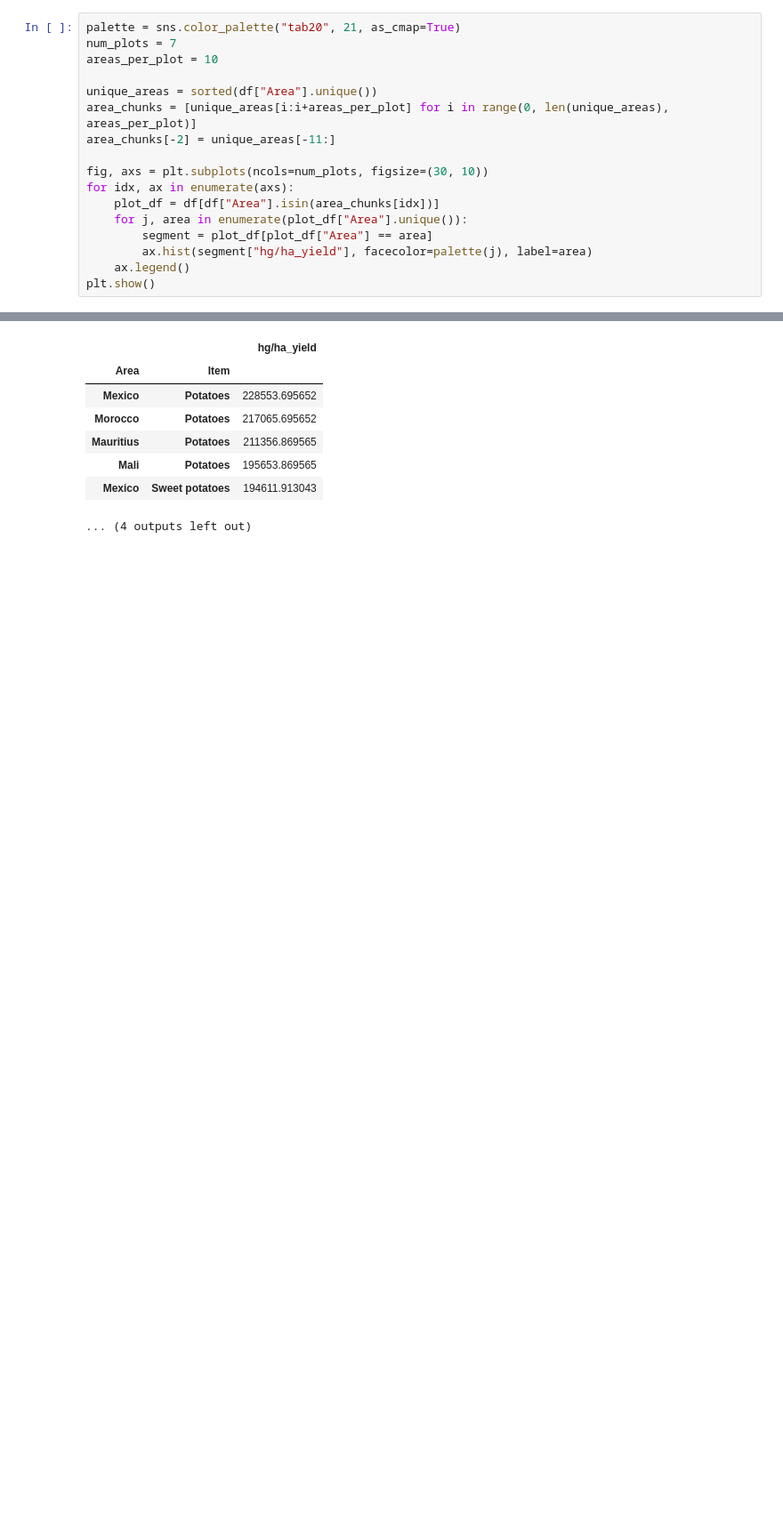
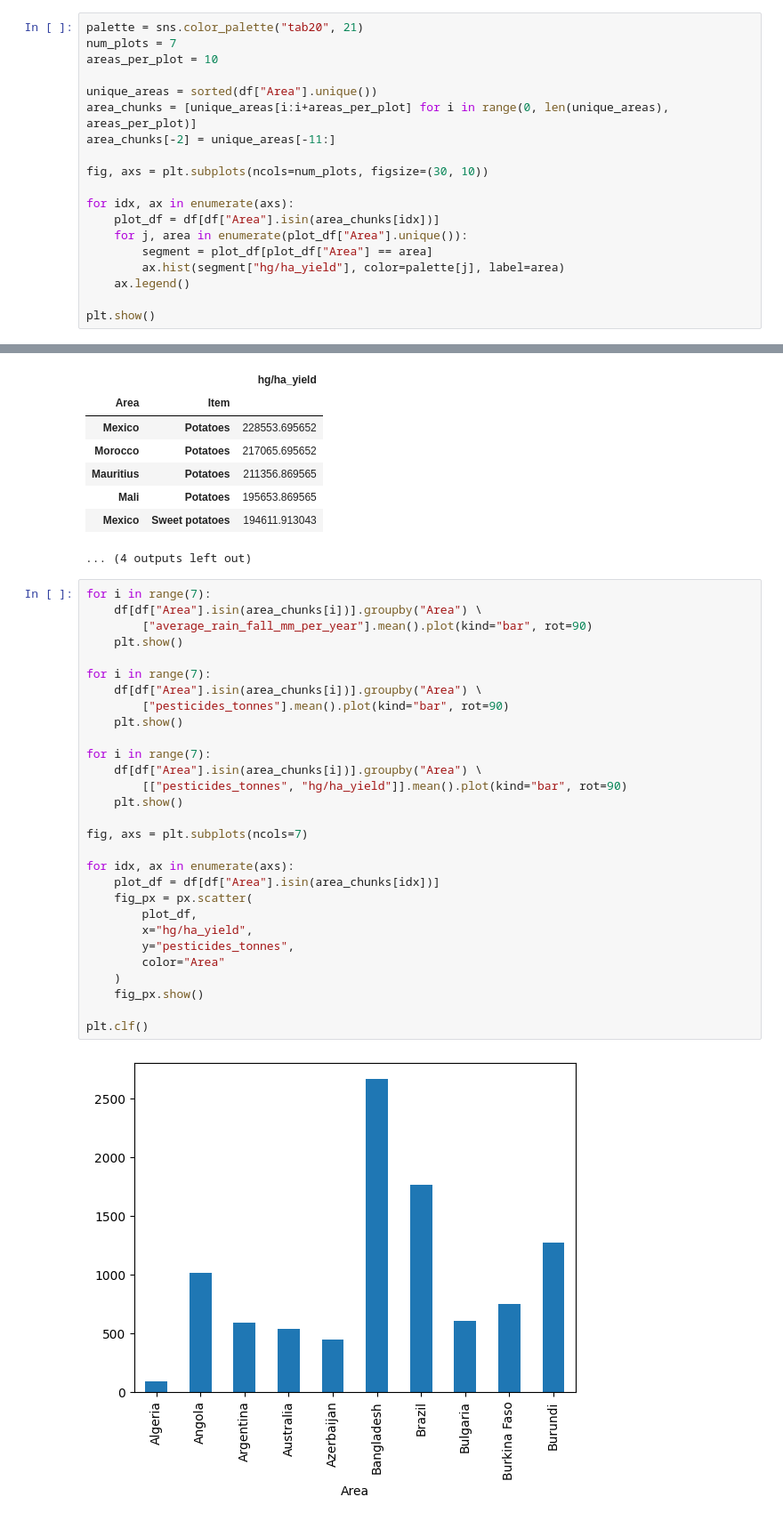
Before and after one commit to pratik-633/6103-fall-25-Shetty-Hamza-Reddy, a Jupyter notebook: Scripts/01_EDA.ipynb, the cells around one changed output, grey strips where cells are left out. Shown at 89% size. Saved outputs shown, nothing was run; the diff lists cells and outputs as text; blank space fills up the shorter version.

Commit message:
Add rainfall, pesticides, and yield relationship analysis

```diff
--- a/Scripts/01_EDA.ipynb
+++ b/Scripts/01_EDA.ipynb
@@ -65,22 +64,23 @@ del data_geo
 # %% [output]
 [figure]
 # %%
-palette = sns.color_palette("tab20", 21, as_cmap=True)
+palette = sns.color_palette("tab20", 21)
 num_plots = 7
 areas_per_plot = 10
 
 unique_areas = sorted(df["Area"].unique())
-area_chunks = [unique_areas[i:i+areas_per_plot] for i in range(0, len(unique_areas),
-areas_per_plot)]
+area_chunks = [unique_areas[i:i+areas_per_plot] for i in range(0, len(unique_areas), areas_per_plot)]
 area_chunks[-2] = unique_areas[-11:]
 
 fig, axs = plt.subplots(ncols=num_plots, figsize=(30, 10))
+
 for idx, ax in enumerate(axs):
     plot_df = df[df["Area"].isin(area_chunks[idx])]
     for j, area in enumerate(plot_df["Area"].unique()):
         segment = plot_df[plot_df["Area"] == area]
-        ax.hist(segment["hg/ha_yield"], facecolor=palette(j), label=area)
+        ax.hist(segment["hg/ha_yield"], color=palette[j], label=area)
     ax.legend()
+
 plt.show()
 # %% [output]
 [figure]
@@ -184,3 +184,34 @@ display(dk_all)
 | Mali | Potatoes | 195653.869565 |
 | Mexico | Sweet potatoes | 194611.913043 |
 ... (4 outputs left out)
+# %%
+for i in range(7):
+    df[df["Area"].isin(area_chunks[i])].groupby("Area") \
+        ["average_rain_fall_mm_per_year"].mean().plot(kind="bar", rot=90)
+    plt.show()
+
+for i in range(7):
+    df[df["Area"].isin(area_chunks[i])].groupby("Area") \
+        ["pesticides_tonnes"].mean().plot(kind="bar", rot=90)
+    plt.show()
+
+for i in range(7):
+    df[df["Area"].isin(area_chunks[i])].groupby("Area") \
+        [["pesticides_tonnes", "hg/ha_yield"]].mean().plot(kind="bar", rot=90)
+    plt.show()
+
+fig, axs = plt.subplots(ncols=7)
+
+for idx, ax in enumerate(axs):
+    plot_df = df[df["Area"].isin(area_chunks[idx])]
+    fig_px = px.scatter(
+        plot_df,
+        x="hg/ha_yield",
+        y="pesticides_tonnes",
+        color="Area"
+    )
+    fig_px.show()
+
+plt.clf()
+# %% [output]
+[figure, added]
```
Also changed, not shown: parts of 2 cells of this notebook.
